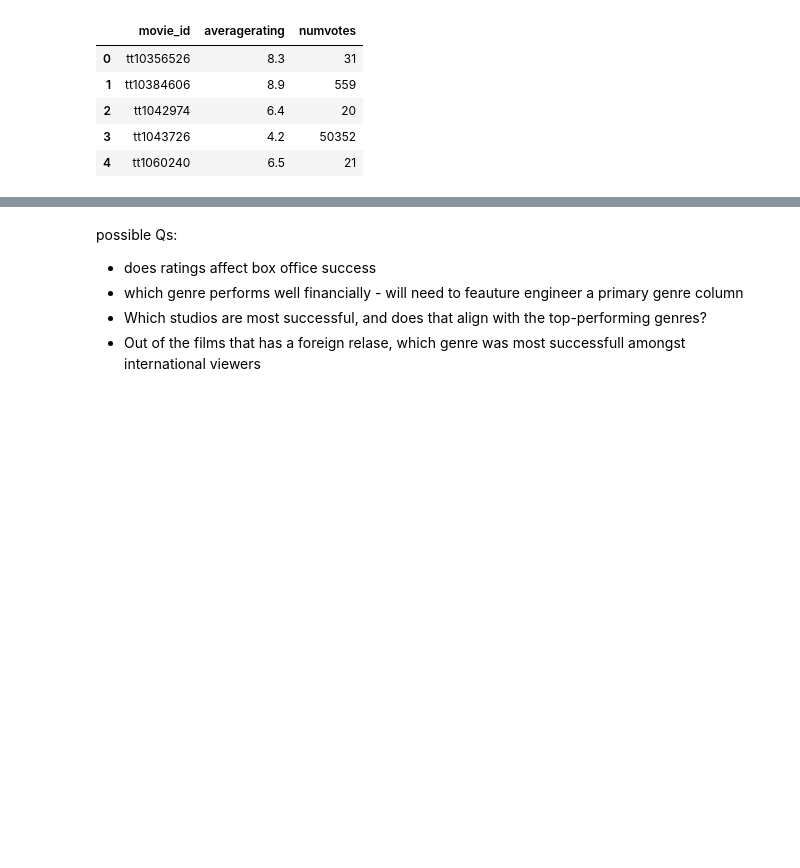
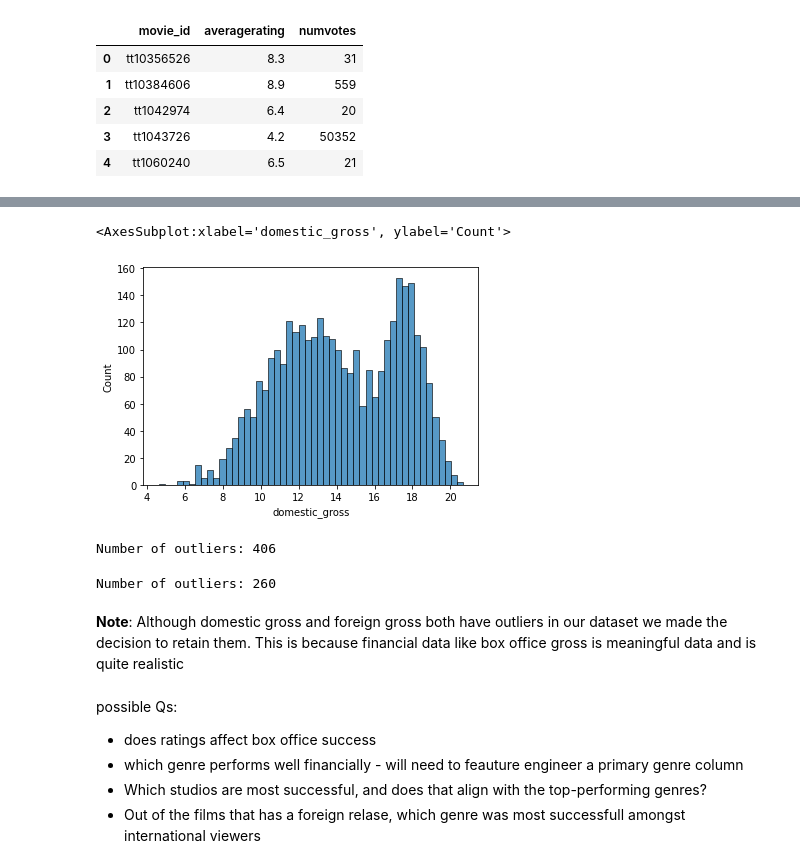
Before and after one commit to arlenestanley1/dsc-module-3-project-v3, a Jupyter notebook: student.ipynb, the cells around one changed output, grey strips where cells are left out. Drawn from its saved outputs; the diff is of its cells as text; code cells hidden in the pictures; blank space fills up the shorter version.

Commit message:
Data cleaning on csv complete

```diff
--- a/student.ipynb
+++ b/student.ipynb
@@ -154,3 +274,32 @@ query_2
+# %%
+sns.histplot(np.log1p(df['domestic_gross']), bins=50)
+# %% [output]
+<AxesSubplot:xlabel='domestic_gross', ylabel='Count'>
+[figure, added]
+# %%
+Q1 = df['domestic_gross'].quantile(0.25)
+Q3 = df['domestic_gross'].quantile(0.75)
+IQR = Q3 - Q1
+lower = Q1 - 1.5 * IQR
+upper = Q3 + 1.5 * IQR
+
+outliers = df[(df['domestic_gross'] < lower) | (df['domestic_gross'] > upper)]
+print(f"Number of outliers: {len(outliers)}")
+# %% [output]
+Number of outliers: 406
+# %%
+Q1 = df['foreign_gross'].quantile(0.25)
+Q3 = df['foreign_gross'].quantile(0.75)
+IQR = Q3 - Q1
+lower = Q1 - 1.5 * IQR
+upper = Q3 + 1.5 * IQR
+
+outliers = df[(df['foreign_gross'] < lower) | (df['foreign_gross'] > upper)]
+print(f"Number of outliers: {len(outliers)}")
+# %% [output]
+Number of outliers: 260
+# %% [markdown]
+**Note**: Although domestic gross and foreign gross both have outliers in our dataset we made the decision to retain them. This is because financial data like box office gross is meaningful data and is quite realistic
 # %% [markdown]
 possible Qs:
 - does ratings affect box office success
```
Also changed, not shown: parts of 26 cells of this notebook.
